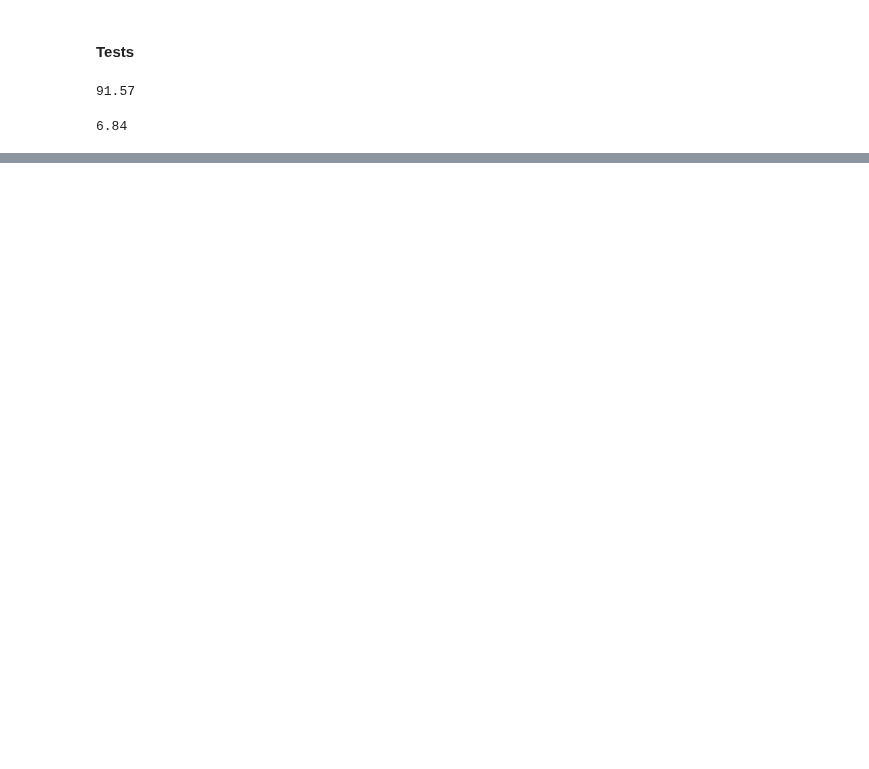
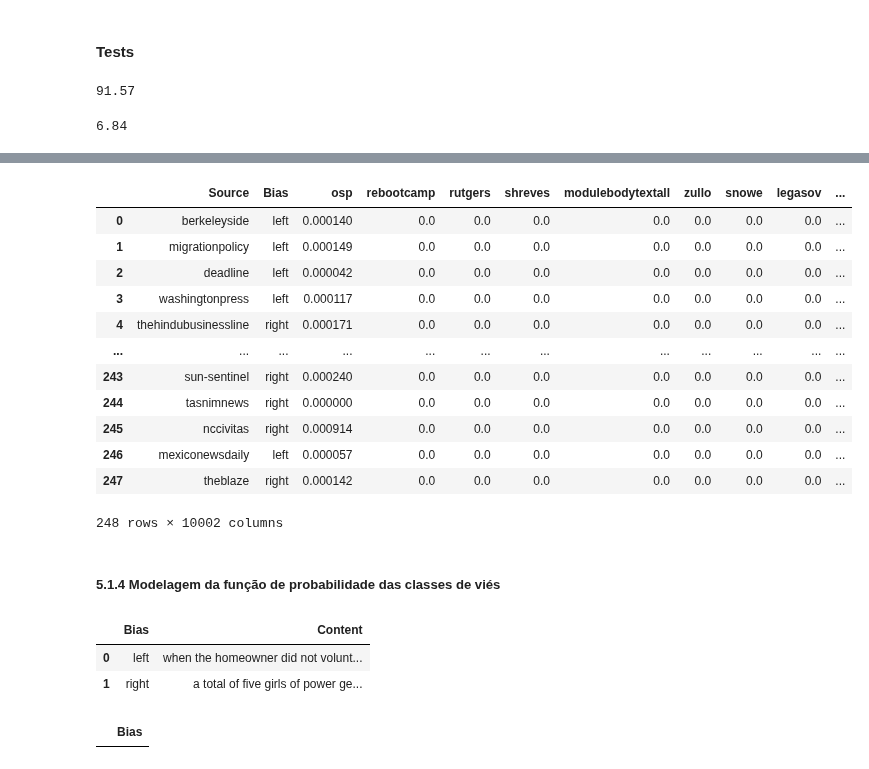
Before and after one commit to ldocarvalho/portals-bias, a Jupyter notebook: portals_bias.ipynb, the cells around one changed output, grey strips where cells are left out. Saved outputs shown, nothing was run; the diff lists cells and outputs as text; code cells hidden in the pictures; blank space fills up the shorter version.

```diff
--- a/portals_bias.ipynb
+++ b/portals_bias.ipynb
@@ -307,0 +522,40 @@ tf_right = compute_TF(number_of_words_right, bag_of_words_news_aggregator_right)
+# %%
+for index, row in df_portals.iterrows():
+  sum_row = row[2:].sum()
+  for name, value in row.iteritems():
+    if type(value) == float:
+      df_portals.at[index, name] = value / sum_row
+
+df_portals
+# %% [output]
+|  | Source | Bias | osp | rebootcamp | rutgers | shreves | modulebodytextall | zullo | snowe | legasov | ... |
+| 0 | berkeleyside | left | 0.000140 | 0.0 | 0.0 | 0.0 | 0.0 | 0.0 | 0.0 | 0.0 | ... |
+| 1 | migrationpolicy | left | 0.000149 | 0.0 | 0.0 | 0.0 | 0.0 | 0.0 | 0.0 | 0.0 | ... |
+| 2 | deadline | left | 0.000042 | 0.0 | 0.0 | 0.0 | 0.0 | 0.0 | 0.0 | 0.0 | ... |
+| 3 | washingtonpress | left | 0.000117 | 0.0 | 0.0 | 0.0 | 0.0 | 0.0 | 0.0 | 0.0 | ... |
+| 4 | thehindubusinessline | right | 0.000171 | 0.0 | 0.0 | 0.0 | 0.0 | 0.0 | 0.0 | 0.0 | ... |
+| ... | ... | ... | ... | ... | ... | ... | ... | ... | ... | ... | ... |
+| 243 | sun-sentinel | right | 0.000240 | 0.0 | 0.0 | 0.0 | 0.0 | 0.0 | 0.0 | 0.0 | ... |
+| 244 | tasnimnews | right | 0.000000 | 0.0 | 0.0 | 0.0 | 0.0 | 0.0 | 0.0 | 0.0 | ... |
+| 245 | nccivitas | right | 0.000914 | 0.0 | 0.0 | 0.0 | 0.0 | 0.0 | 0.0 | 0.0 | ... |
+| 246 | mexiconewsdaily | left | 0.000057 | 0.0 | 0.0 | 0.0 | 0.0 | 0.0 | 0.0 | 0.0 | ... |
+| 247 | theblaze | right | 0.000142 | 0.0 | 0.0 | 0.0 | 0.0 | 0.0 | 0.0 | 0.0 | ... |
+248 rows × 10002 columns
+# %% [markdown]
+##### 5.1.4 Modelagem da função de probabilidade das classes de viés
+# %%
+df_portals_reference_names = ["Bias", "Content"]
+df_portals_reference = pd.DataFrame(columns = df_portals_reference_names)
+df_portals_reference = df_portals_reference.append({"Bias": "left", 'Content': corpus_news_aggregator_left}, ignore_index=True)
+df_portals_reference = df_portals_reference.append({"Bias": "right", 'Content': corpus_news_aggregator_right,}, ignore_index=True)
+df_portals_reference
+# %% [output]
+|  | Bias | Content |
+| 0 | left | when the homeowner did not volunt... |
+| 1 | right | a total of five girls of power ge... |
+# %%
+df_portals_prob_names = ["Bias"]
+df_portals_reference_prob = pd.DataFrame(columns = df_portals_prob_names)
+df_portals_reference_prob
+# %% [output]
+|  | Bias |
```
Also changed, not shown: parts of 64 cells of this notebook.
